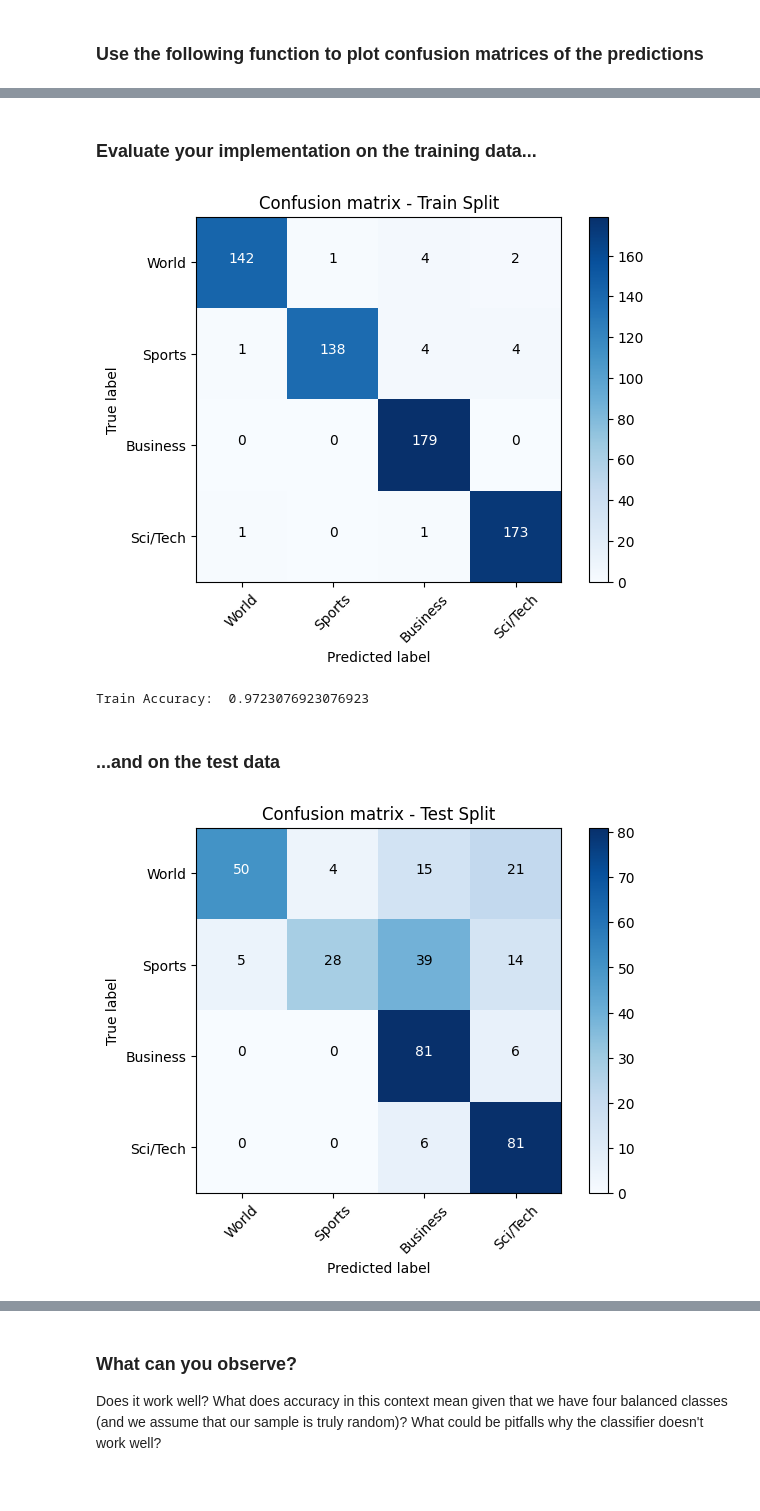
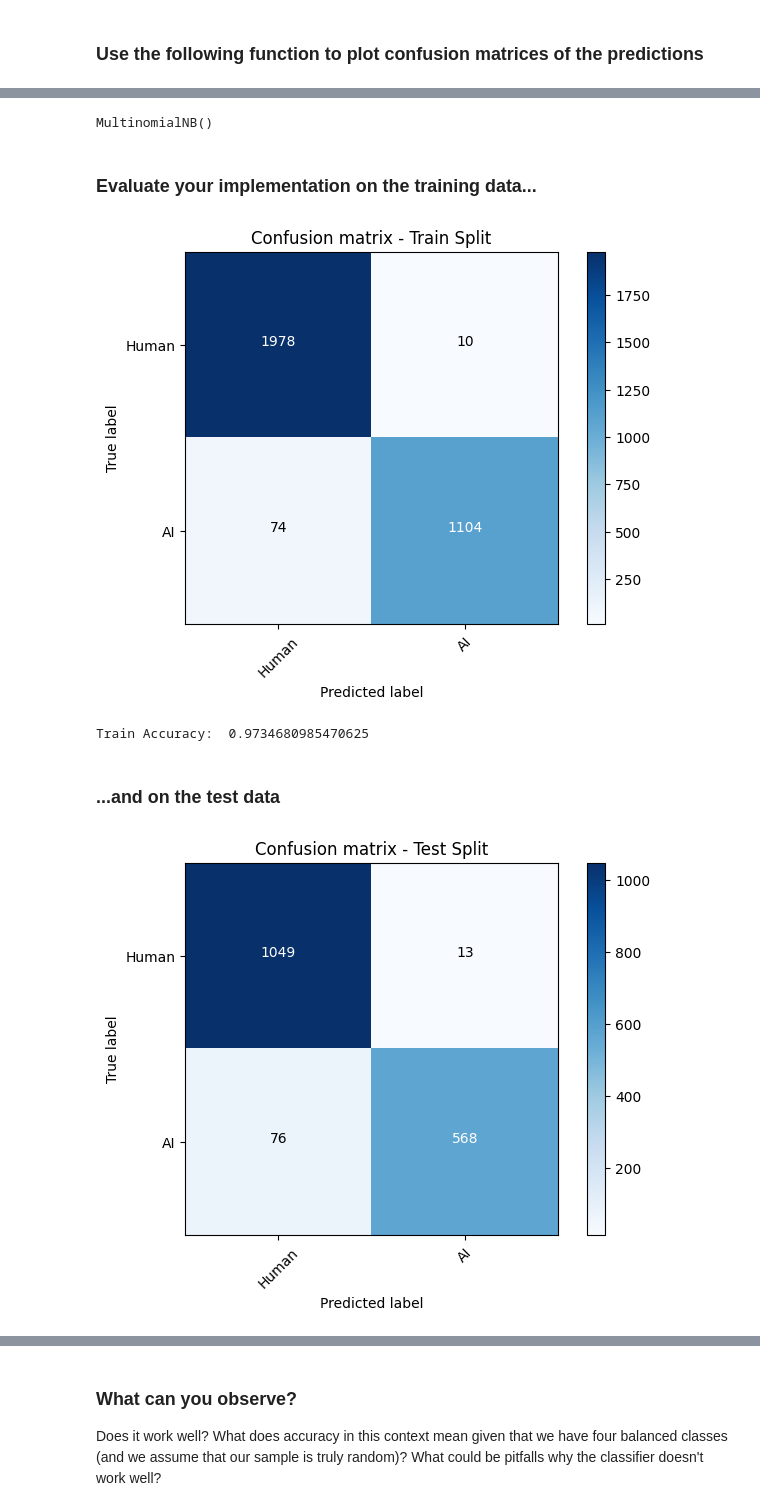
Before and after one commit to nikolimaj/text_mining, a Jupyter notebook: Ex2.ipynb, the cells around one changed output, grey strips where cells are left out. Cells and saved outputs as stored; diff of their text form; code cells hidden in the pictures.

```diff
--- a/Ex2.ipynb
+++ b/Ex2.ipynb
@@ -30,5 +27,10 @@ sample = train_en.sample(1000)
 # %%
-train, test = train_test_split(sample, test_size = 0.35, random_state = 1337)
+data = pd.read_csv(path + "/AI_Human.csv")
+
+# only use small sample of data
+data = data.sample(frac = 0.01)
+
+train, test = train_test_split(data, test_size = 0.35)
 print(train.shape)
 print(test.shape)
 train.head()
@@ -48,8 +57,8 @@ Notice that we will not fit_transform the test data but apply the same transform
 # %%
-labels_train = [classes_en[int(row["Label"])] for i, row in train.iterrows()]
-docs_train = [row["Article"] for i, row in train.iterrows()]
-labels_test = [classes_en[int(row["Label"])] for i, row in test.iterrows()]
-docs_test = [row["Article"] for i, row in test.iterrows()]
+text_train = train["text"]
+y_train = train["generated"]
+text_test = test["text"]
+y_test = test["generated"]
 
 from nltk.corpus import stopwords as nltkStopwords
 from sklearn.feature_extraction.text import CountVectorizer
@@ -58,15 +67,13 @@ stopwords_en = list(nltkStopwords.words("english"))
 count_vectorizer = CountVectorizer(strip_accents = "unicode",
                                    stop_words = stopwords_en)
 
-X_train = count_vectorizer.fit_transform(docs_train)
-X_test = count_vectorizer.transform(docs_test)
+X_train = count_vectorizer.fit_transform(text_train)
+X_test = count_vectorizer.transform(text_test)
 counts_features_names = count_vectorizer.get_feature_names_out()
 print(X_train.shape)
 print(X_test.shape)
 print(counts_features_names.shape)
 
 counts_train = pd.DataFrame(X_train.A, columns = counts_features_names)
-counts_train["Label"] = labels_train
 counts_test = pd.DataFrame(X_test.A, columns = counts_features_names)
-counts_test["Label"] = labels_test
 # %% [output]
@@ -178,2 +113,9 @@ NB = NaiveBayes(data = counts_train, target = "Label", delta = 1)
+# %%
+from sklearn.naive_bayes import MultinomialNB
+
+NB = MultinomialNB()
+NB.fit(counts_train, y_train)
+# %% [output]
+MultinomialNB()
 # %% [markdown]
 ### Evaluate your implementation on the training data...
@@ -183,14 +124,14 @@ predictions_train = counts_train.progress_apply(lambda row: NB.predict(row, has_
 # %%
-conf = confusion_matrix(counts_train["Label"], predictions_train)
+conf = confusion_matrix(y_train, pred_train)
 
 plt.figure()
-plot = plot_confusion_matrix(conf, classes = ["World", "Sports", "Business", "Sci/Tech"], title = "Confusion matrix - Train Split")
+plot = plot_confusion_matrix(conf, classes = ["Human", "AI"], title = "Confusion matrix - Train Split")
 plt.show()
 # %% [output]
-[figure, old version]
+[figure, new version]
 # %%
-print("Train Accuracy: ", accuracy_score(counts_train["Label"], predictions_train))
+print("Train Accuracy: ", accuracy_score(y_train, pred_train))
 # %% [output]
-Train Accuracy:  0.9723076923076923
+Train Accuracy:  0.9734680985470625
 # %% [markdown]
 ### ...and on the test data
@@ -200,9 +138,11 @@ predictions_test = counts_test.progress_apply(lambda row: NB.predict(row, has_ta
+# %%
+pred_test = NB.predict(counts_test)
 # %%
-conf = confusion_matrix(counts_test["Label"], predictions_test)
+conf = confusion_matrix(y_test, pred_test)
 
 plt.figure()
-plot = plot_confusion_matrix(conf, classes = ["World", "Sports", "Business", "Sci/Tech"], title = "Confusion matrix - Test Split")
+plot = plot_confusion_matrix(conf, classes = ["Human", "AI"], title = "Confusion matrix - Test Split")
 plt.show()
 # %% [output]
-[figure, old version]
+[figure, new version]
 # %%
```
Also changed, not shown: parts of 19 cells of this notebook.
